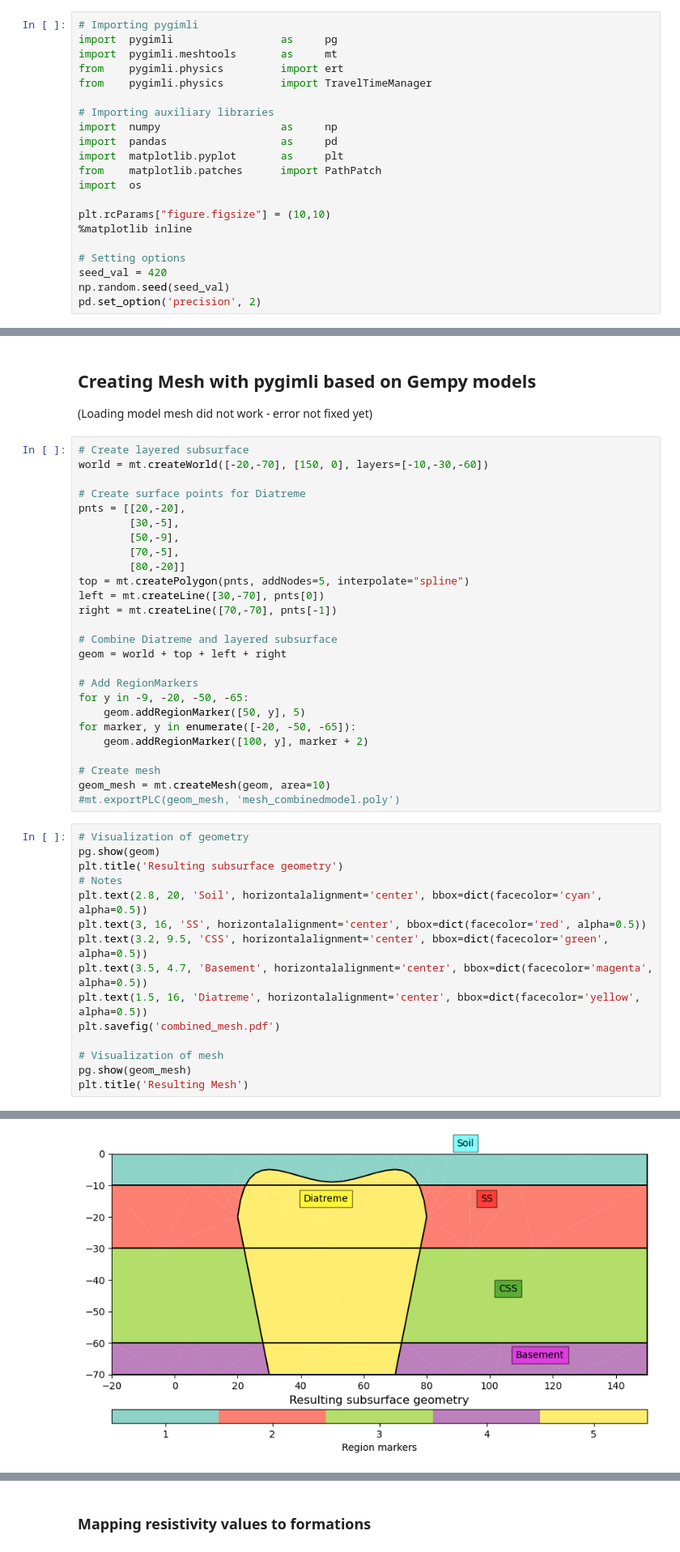
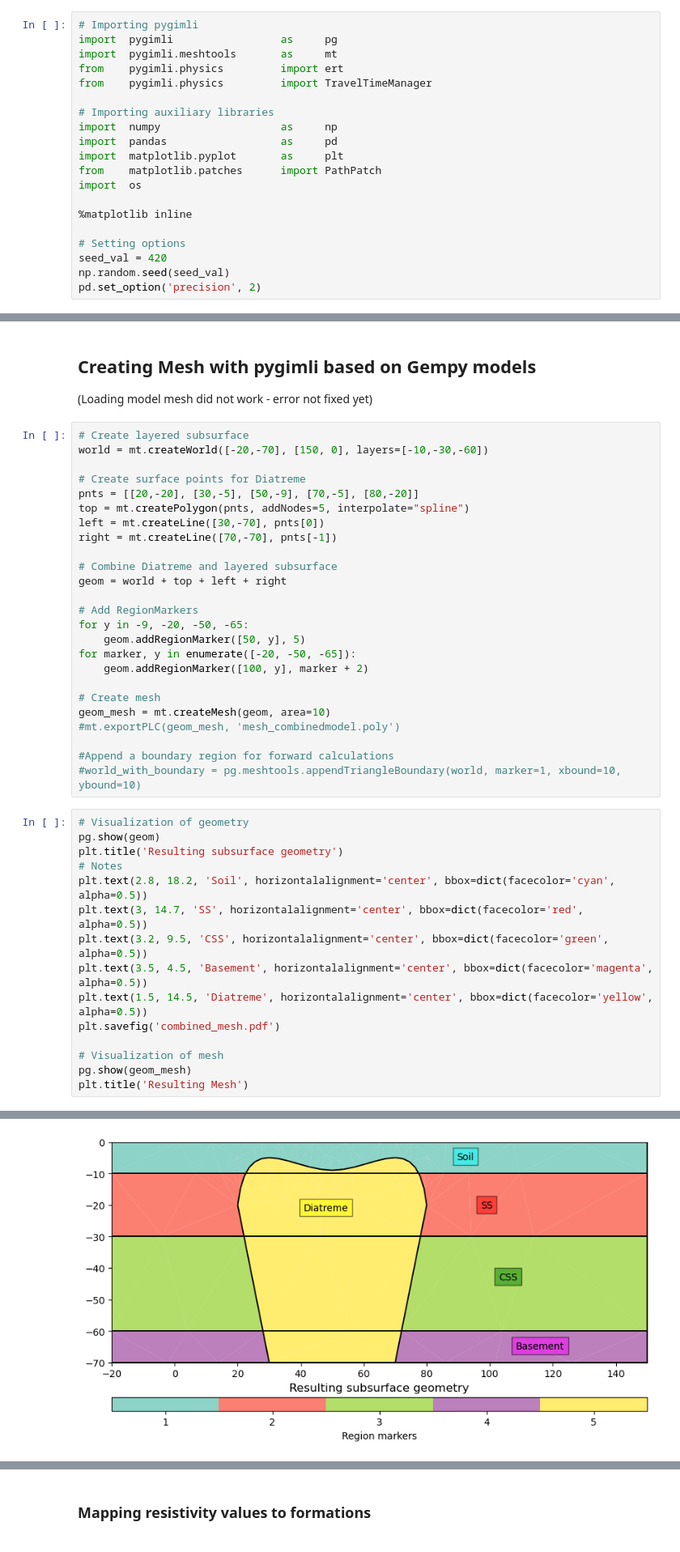
Before and after one commit to ZiegAnt/ResearchModule, a Jupyter notebook: RM_pygimli_computations.ipynb, the cells around one changed output, grey strips where cells are left out. Shown at 81% size. Drawn from its saved outputs; the diff is of its cells as text.

```diff
--- a/RM_pygimli_computations.ipynb
+++ b/RM_pygimli_computations.ipynb
@@ -21,7 +21,6 @@ import  matplotlib.pyplot       as     plt
 from    matplotlib.patches      import PathPatch
 import  os
 
-plt.rcParams["figure.figsize"] = (10,10)
 %matplotlib inline
 
 # Setting options
@@ -81,11 +77,7 @@ class SRT:
 world = mt.createWorld([-20,-70], [150, 0], layers=[-10,-30,-60])
 
 # Create surface points for Diatreme
-pnts = [[20,-20],
-        [30,-5],
-        [50,-9],
-        [70,-5],
-        [80,-20]]
+pnts = [[20,-20], [30,-5], [50,-9], [70,-5], [80,-20]]
 top = mt.createPolygon(pnts, addNodes=5, interpolate="spline")
 left = mt.createLine([30,-70], pnts[0])
 right = mt.createLine([70,-70], pnts[-1])
@@ -102,22 +94,25 @@ for marker, y in enumerate([-20, -50, -65]):
 # Create mesh
 geom_mesh = mt.createMesh(geom, area=10)
 #mt.exportPLC(geom_mesh, 'mesh_combinedmodel.poly')
+
+#Append a boundary region for forward calculations
+#world_with_boundary = pg.meshtools.appendTriangleBoundary(world, marker=1, xbound=10, ybound=10)
 # %%
 # Visualization of geometry
 pg.show(geom)
 plt.title('Resulting subsurface geometry')
 # Notes
-plt.text(2.8, 20, 'Soil', horizontalalignment='center', bbox=dict(facecolor='cyan', alpha=0.5))
-plt.text(3, 16, 'SS', horizontalalignment='center', bbox=dict(facecolor='red', alpha=0.5))
+plt.text(2.8, 18.2, 'Soil', horizontalalignment='center', bbox=dict(facecolor='cyan', alpha=0.5))
+plt.text(3, 14.7, 'SS', horizontalalignment='center', bbox=dict(facecolor='red', alpha=0.5))
 plt.text(3.2, 9.5, 'CSS', horizontalalignment='center', bbox=dict(facecolor='green', alpha=0.5))
-plt.text(3.5, 4.7, 'Basement', horizontalalignment='center', bbox=dict(facecolor='magenta', alpha=0.5))
-plt.text(1.5, 16, 'Diatreme', horizontalalignment='center', bbox=dict(facecolor='yellow', alpha=0.5))
+plt.text(3.5, 4.5, 'Basement', horizontalalignment='center', bbox=dict(facecolor='magenta', alpha=0.5))
+plt.text(1.5, 14.5, 'Diatreme', horizontalalignment='center', bbox=dict(facecolor='yellow', alpha=0.5))
 plt.savefig('combined_mesh.pdf')
 
 # Visualization of mesh
 pg.show(geom_mesh)
 plt.title('Resulting Mesh')
 # %% [output]
 Text(0.5, 1.0, 'Resulting Mesh')
-[figure, old version]
+[figure, new version]
 [figure]
```
Also changed, not shown: parts of 10 cells of this notebook, 1 other file.
